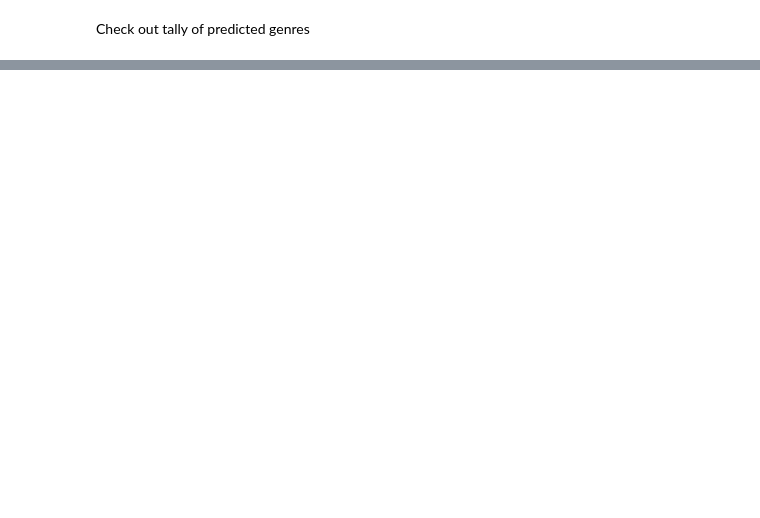
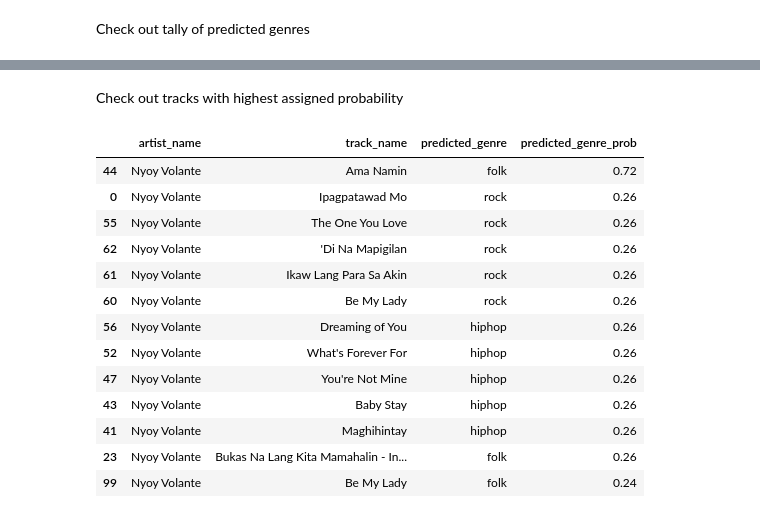
Before and after one commit to biogear13/EskwelabsCohort6Sprint2, a Jupyter notebook: Sprint2_Classifier.ipynb, the cells around one changed output, grey strips where cells are left out. Drawn from its saved outputs; the diff is of its cells as text; code cells hidden in the pictures; blank space fills up the shorter version.

```diff
--- a/Sprint2_Classifier.ipynb
+++ b/Sprint2_Classifier.ipynb
@@ -690,0 +572,19 @@ recommendation_df[['track_name','artist_name','cosine_dist_mod','predicted_genre
+# %% [markdown]
+Check out tracks with highest assigned probability
+# %%
+artist_tracks_df.groupby('predicted_genre_id').head()[['artist_name','track_name','predicted_genre','predicted_genre_prob']]
+# %% [output]
+|  | artist_name | track_name | predicted_genre | predicted_genre_prob |
+| 44 | Nyoy Volante | Ama Namin | folk | 0.72 |
+| 0 | Nyoy Volante | Ipagpatawad Mo | rock | 0.26 |
+| 55 | Nyoy Volante | The One You Love | rock | 0.26 |
+| 62 | Nyoy Volante | 'Di Na Mapigilan | rock | 0.26 |
+| 61 | Nyoy Volante | Ikaw Lang Para Sa Akin | rock | 0.26 |
+| 60 | Nyoy Volante | Be My Lady | rock | 0.26 |
+| 56 | Nyoy Volante | Dreaming of You | hiphop | 0.26 |
+| 52 | Nyoy Volante | What's Forever For | hiphop | 0.26 |
+| 47 | Nyoy Volante | You're Not Mine | hiphop | 0.26 |
+| 43 | Nyoy Volante | Baby Stay | hiphop | 0.26 |
+| 41 | Nyoy Volante | Maghihintay | hiphop | 0.26 |
+| 23 | Nyoy Volante | Bukas Na Lang Kita Mamahalin - In... | folk | 0.26 |
+| 99 | Nyoy Volante | Be My Lady | folk | 0.24 |
```
Also changed, not shown: parts of 32 cells of this notebook.
